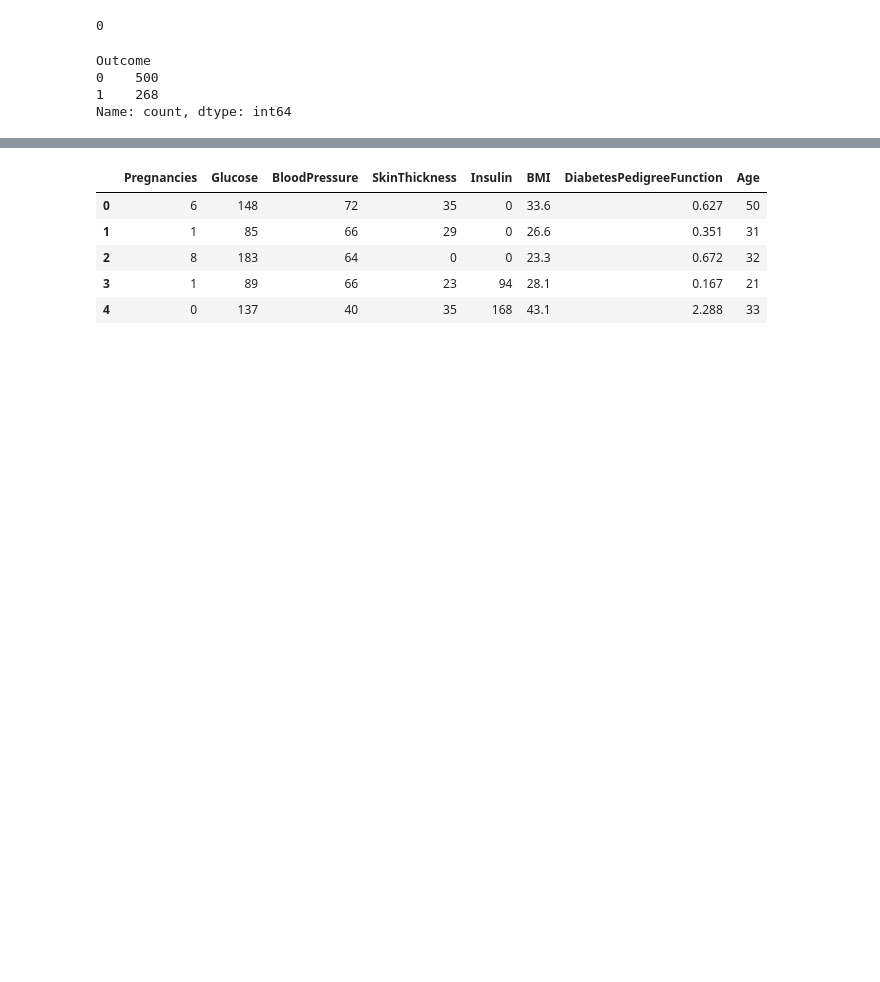
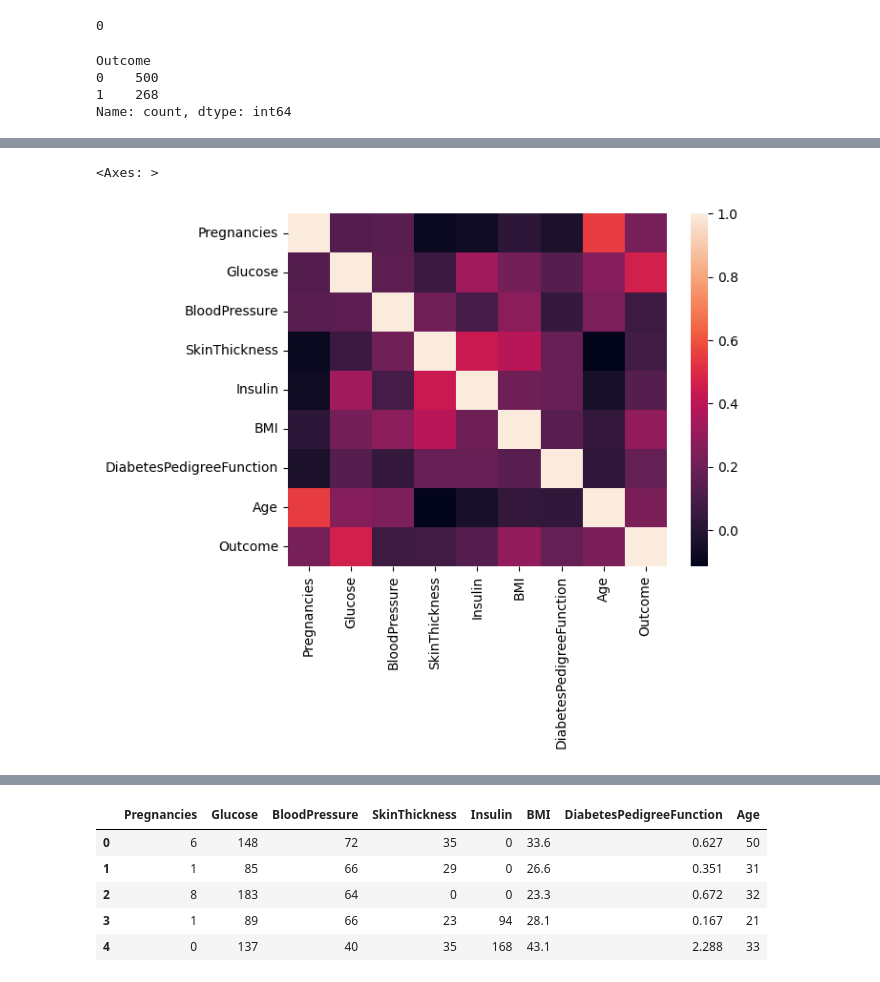
Before and after one commit to Bhalchandra-patil03/prediction_of_disease_outbreak, a Jupyter notebook: Training_models/diabetes.ipynb, the cells around one changed output, grey strips where cells are left out. Saved outputs shown, nothing was run; the diff lists cells and outputs as text; code cells hidden in the pictures; blank space fills up the shorter version.

```diff
--- a/Training_models/diabetes.ipynb
+++ b/Training_models/diabetes.ipynb
@@ -86,3 +77,10 @@ df.groupby("Outcome").mean()
 | Outcome |  |  |  |  |  |  |  |  |
 | 0 | 3.298000 | 109.980000 | 68.184000 | 19.664000 | 68.792000 | 30.304200 | 0.429734 | 31.190000 |
 | 1 | 4.865672 | 141.257463 | 70.824627 | 22.164179 | 100.335821 | 35.142537 | 0.550500 | 37.067164 |
+# %%
+correlation = df.corr()
+# %%
+sns.heatmap(correlation)
+# %% [output]
+<Axes: >
+[figure, added]
```
Also changed, not shown: parts of 15 cells of this notebook, 2 other files.
